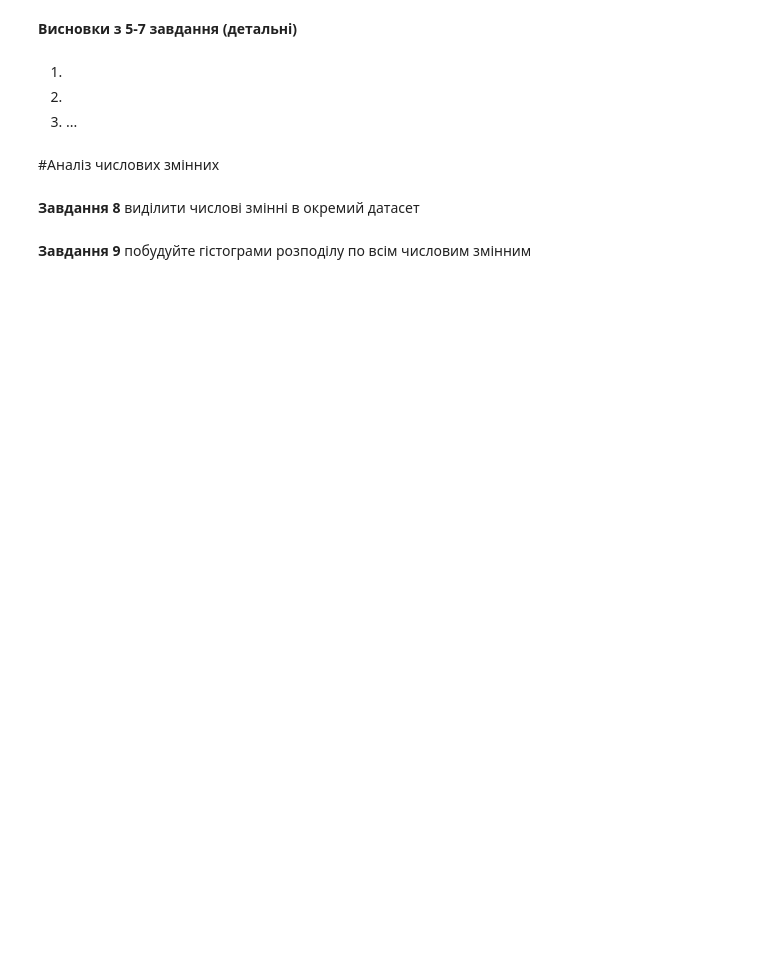
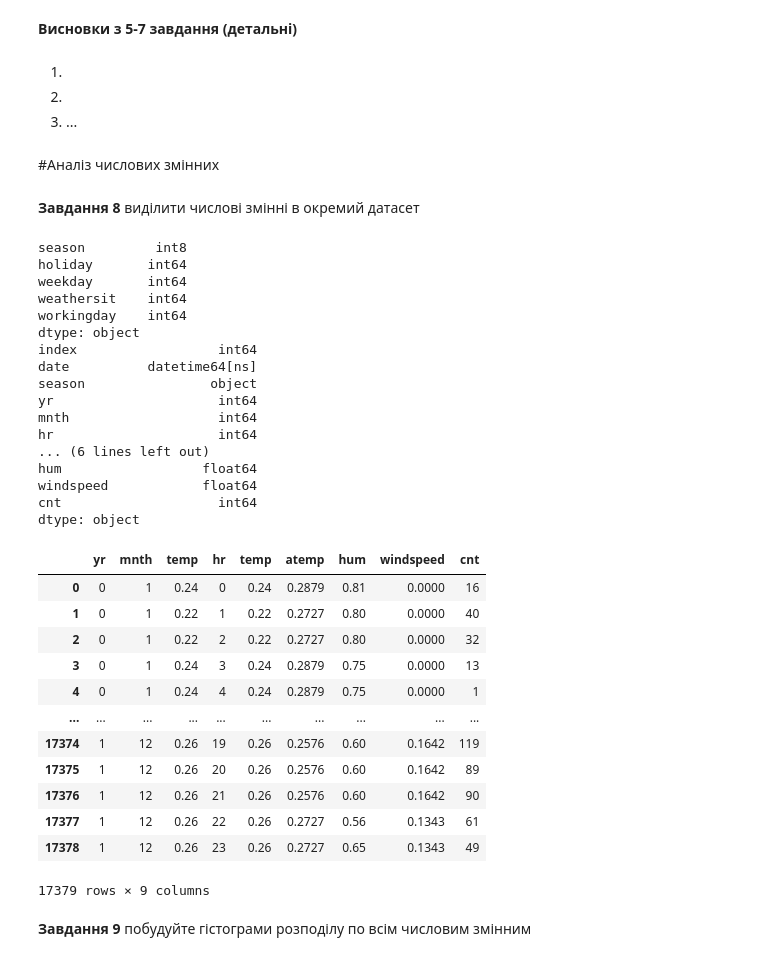
Before and after one commit to newiide/AI_LABS, a Jupyter notebook: Task4_Regression_basicAI.ipynb, the cells around one changed output. Cells and saved outputs as stored; diff of their text form; code cells hidden in the pictures; blank space fills up the shorter version.

```diff
--- a/Task4_Regression_basicAI.ipynb
+++ b/Task4_Regression_basicAI.ipynb
@@ -211,2 +252,39 @@ data_numerical = #your code
+# %%
+print(data_categorical.dtypes)
+print(data.dtypes)
+
+data_numerical = data[["yr", "mnth", "temp", "hr", "temp", "atemp", "hum", "windspeed", "cnt"]].copy()
+data_numerical
+# %% [output]
+season         int8
+holiday       int64
+weekday       int64
+weathersit    int64
+workingday    int64
+dtype: object
+index                  int64
+date          datetime64[ns]
+season                object
+yr                     int64
+mnth                   int64
+hr                     int64
+... (6 lines left out)
+hum                  float64
+windspeed            float64
+cnt                    int64
+dtype: object
+|  | yr | mnth | temp | hr | temp | atemp | hum | windspeed | cnt |
+| 0 | 0 | 1 | 0.24 | 0 | 0.24 | 0.2879 | 0.81 | 0.0000 | 16 |
+| 1 | 0 | 1 | 0.22 | 1 | 0.22 | 0.2727 | 0.80 | 0.0000 | 40 |
+| 2 | 0 | 1 | 0.22 | 2 | 0.22 | 0.2727 | 0.80 | 0.0000 | 32 |
+| 3 | 0 | 1 | 0.24 | 3 | 0.24 | 0.2879 | 0.75 | 0.0000 | 13 |
+| 4 | 0 | 1 | 0.24 | 4 | 0.24 | 0.2879 | 0.75 | 0.0000 | 1 |
+| ... | ... | ... | ... | ... | ... | ... | ... | ... | ... |
+| 17374 | 1 | 12 | 0.26 | 19 | 0.26 | 0.2576 | 0.60 | 0.1642 | 119 |
+| 17375 | 1 | 12 | 0.26 | 20 | 0.26 | 0.2576 | 0.60 | 0.1642 | 89 |
+| 17376 | 1 | 12 | 0.26 | 21 | 0.26 | 0.2576 | 0.60 | 0.1642 | 90 |
+| 17377 | 1 | 12 | 0.26 | 22 | 0.26 | 0.2727 | 0.56 | 0.1343 | 61 |
+| 17378 | 1 | 12 | 0.26 | 23 | 0.26 | 0.2727 | 0.65 | 0.1343 | 49 |
+17379 rows × 9 columns
 # %% [markdown]
 **Завдання 9** побудуйте гістограми розподілу по всім числовим змінним
```
Also changed, not shown: parts of 11 cells of this notebook.
